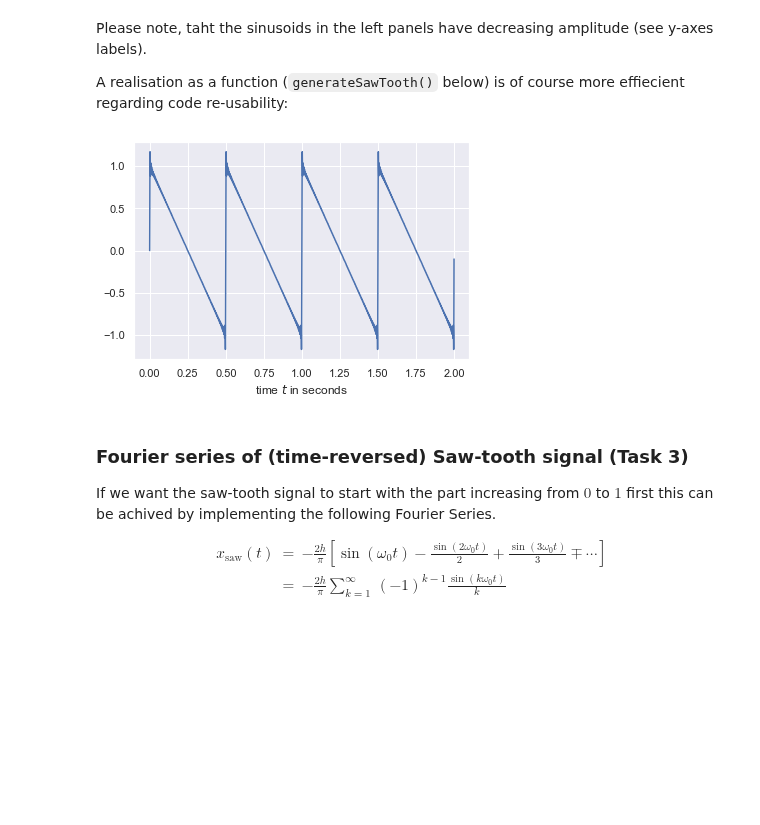
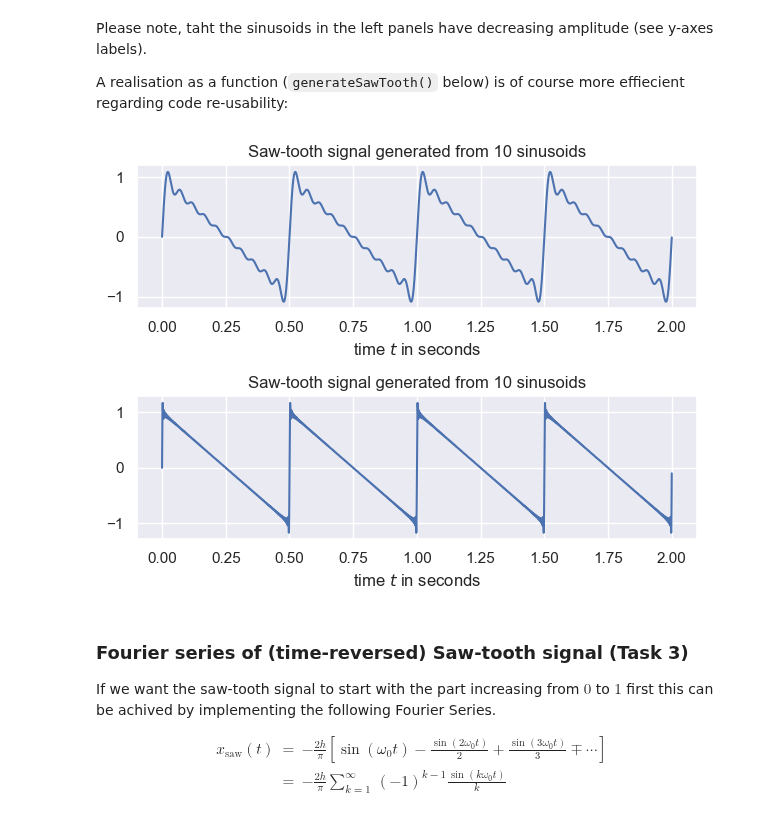
Before and after one commit to sap-shef/SpeechProcesssingLab, a Jupyter notebook: Lab-Sheet-Solutions/Lab-Sheet-4-Solution.ipynb, the cells around one changed output. Saved outputs shown, nothing was run; the diff lists cells and outputs as text; code cells hidden in the pictures; blank space fills up the shorter version.

```diff
--- a/Lab-Sheet-Solutions/Lab-Sheet-4-Solution.ipynb
+++ b/Lab-Sheet-Solutions/Lab-Sheet-4-Solution.ipynb
@@ -160,35 +193,47 @@ def generateSawTooth(f0=2, length = 2, fs=8000, order=10, height=1):
     f0 : float, optional
         fundamental frequency $f_0$ of the signal to be generated,
         default: 1 Hz
     length : float, optional
         length of the signal to be generated, default: 2 sec.
     fs : float, optional
         sampling frequency $f_s$, default: 8000 Hz
     order : int, optional
         number of sinosuids to approximate saw-tooth, default: 10
     height : float, optional
         height of saw-tooth, default: 1
 
     Returns
     -------
     sawTooth
         generated sawtooth signal
     t
         matching time vector
     """
 
     t=np.arange(0,length,1/fs) # time vector
     sum = np.zeros(len(t))
     for ii in range(order):
         jj=ii+1
         sum += np.sin(2*np.pi*jj*f0*t)/jj
     return 2*height*sum/np.pi, t
 
-saw,t = generateSawTooth(order=100)
+# generate a sawtooth signal composed of 10 sinusoids
+saw,t = generateSawTooth(order=10)
+plt.subplot(2,1,1)
 plt.plot(t,saw)
 plt.xlabel('time $t$ in seconds');
+plt.title('Saw-tooth signal generated from 10 sinusoids')
+
+# generate a sawtooth signal composed of 100 sinusoids
+saw,t = generateSawTooth(order=100)
+plt.subplot(2,1,2)
+plt.plot(t,saw)
+plt.xlabel('time $t$ in seconds');
+plt.title('Saw-tooth signal generated from 10 sinusoids')
+
+plt.tight_layout() # this allowes for some space for the title text.
 # %% [output]
-[figure, old version]
+[figure, new version]
 # %% [markdown]
 ### Fourier series of (time-reversed) Saw-tooth signal (Task 3)
 
```
Also changed, not shown: parts of 16 cells of this notebook, 1 other file.
